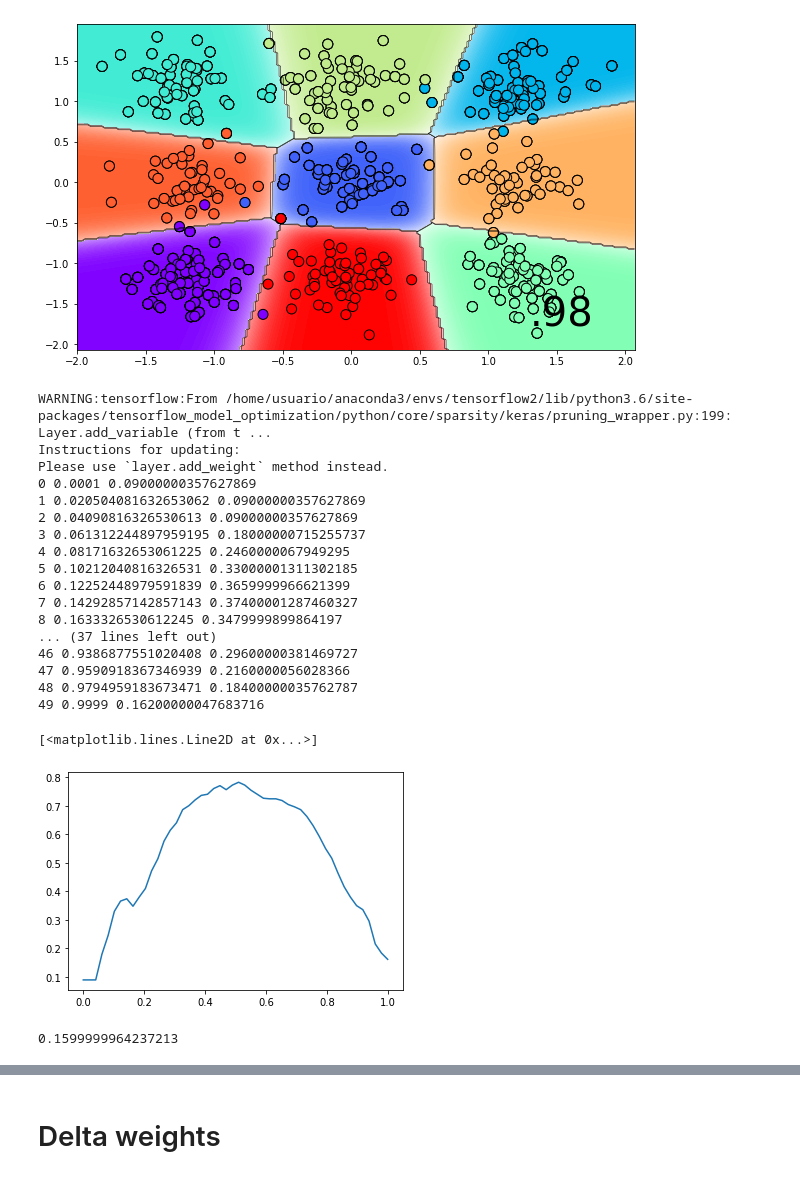
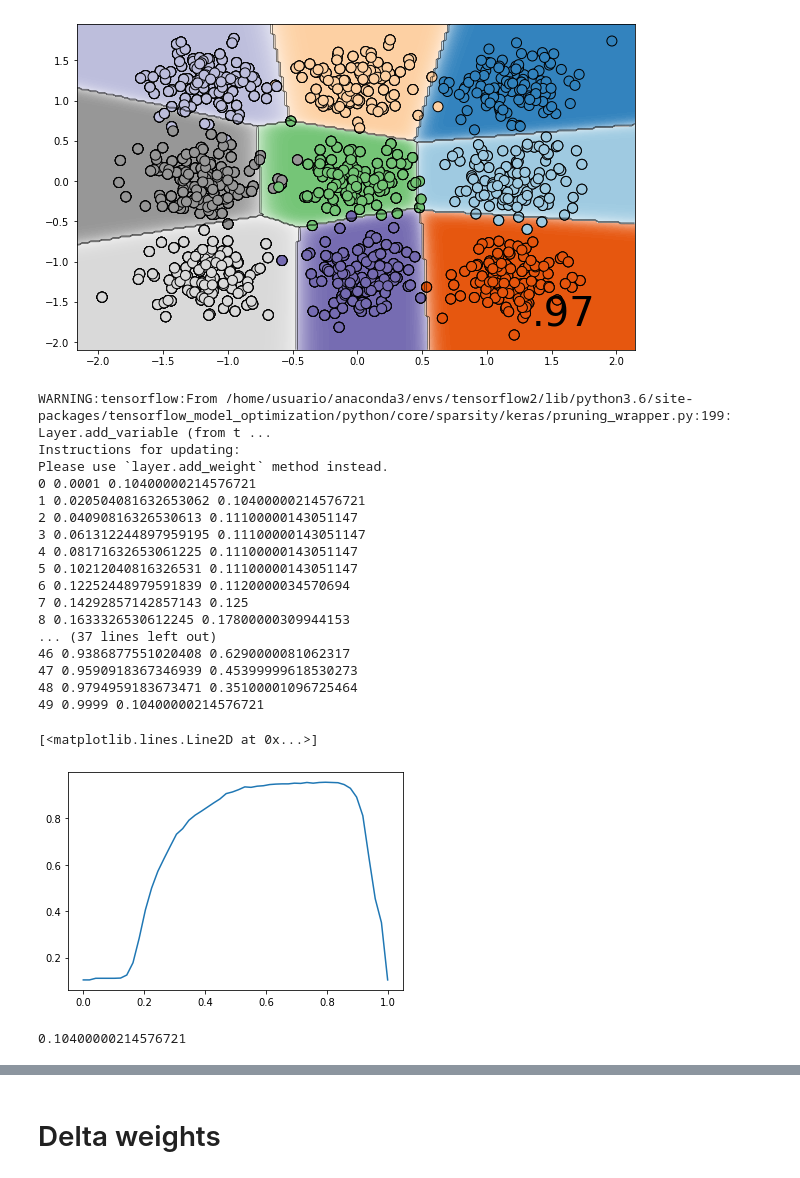
Before and after one commit to jganzabal/lottery-ticket-hypotesis-keras, a Jupyter notebook: 21_delta_pruning_simple_dataset.ipynb, the cells around one changed output, grey strips where cells are left out. Cells and saved outputs as stored; diff of their text form; code cells hidden in the pictures.

Commit message:
colors changed

```diff
--- a/21_delta_pruning_simple_dataset.ipynb
+++ b/21_delta_pruning_simple_dataset.ipynb
@@ -12,13 +9,17 @@ import numpy as np
 from matplotlib import cm
 from matplotlib import pyplot as plt
 # %%
-n_samples = 1000
+n_samples = 2000
 
-def get_dataset_1():
-    centers = [(-5, -5), (0, 0), (5, 5), (-5, 5), (5, -5), (0, 5), (5, 0), (-5, 0), (0, -5)]
+def get_dataset_1(N=3):
+    centers = []
+    for i in range(N):
+        for j in range(N):
+            centers.append([i, j])
+#    centers = [(-5, -5), (0, 0), (5, 5), (-5, 5), (5, -5), (0, 5), (5, 0), (-5, 0), (0, -5)]
 #     centers = [(-5, -5), (0, 0), (5, 5)]
     # centers = [(-5, -5), (5, -5), (5, 5)]
-    X, y = make_blobs(n_samples=n_samples, centers=centers, shuffle=False,
+    X, y = make_blobs(n_samples=n_samples, centers=centers, shuffle=False, cluster_std=0.2,
                   random_state=42)
     X = (X - X.mean())/X.std()
     return X, y
@@ -29,7 +30,9 @@ X_train, X_test, y_train, y_test = train_test_split(X, y, test_size=0.5, random_
 # %%
 plt.figure()
 y_unique = np.unique(y)
-colors = cm.rainbow(np.linspace(0.0, 1.0, y_unique.size))
+print(y_unique.size)
+colors = cm.tab20c_r(np.linspace(0.0, 1.0, y_unique.size))
+# np.random.shuffle(colors)
 for this_y, color in zip(y_unique, colors):
     this_X = X_train[y_train == this_y]
     plt.scatter(this_X[:, 0], this_X[:, 1],
@@ -57,7 +57,7 @@ def compile_model(model, lr=0.001):
     model.compile(loss = 'sparse_categorical_crossentropy', optimizer=optim, metrics=['accuracy'])
 
 def get_model(initial_weights=None, input_dim=2, compile_model_flag=True, lr=0.001, activation='tanh', kernel_initializer=initializers.glorot_uniform(),
-              reduce = 1,  output_size = 3):
+              reduce = 0.2,  output_size = 3):
     # Creo el modelo
     inp = Input(shape=(input_dim,))
     #bias_initializer = initializers.RandomUniform(-0.1, 0.1)
@@ -118,9 +118,9 @@ Epoch 5/5
 from LTH_helper import plot_binary_multiclass_model
 # %%
 plt.figure(figsize=(10, 6))
-plot_binary_multiclass_model(model, X_test, y_test)
+plot_binary_multiclass_model(model, X_test, y_test, colors=colors)
 # %% [output]
-[figure, old version]
+[figure, new version]
 # %%
 from LTH_helper import prune_and_initilize, plot_MC_boundaries_keras, prune_delta_weights, get_model_sparcity
 # %%
@@ -136,30 +136,30 @@ for i, pm in enumerate(pms):
 WARNING:tensorflow:From /home/usuario/anaconda3/envs/tensorflow2/lib/python3.6/site-packages/tensorflow_model_optimization/python/core/sparsity/keras/pruning_wrapper.py:199: Layer.add_variable (from t ...
 Instructions for updating:
 Please use `layer.add_weight` method instead.
-0 0.0001 0.09000000357627869
-1 0.020504081632653062 0.09000000357627869
-2 0.04090816326530613 0.09000000357627869
-3 0.061312244897959195 0.18000000715255737
-4 0.08171632653061225 0.2460000067949295
-5 0.10212040816326531 0.33000001311302185
-6 0.12252448979591839 0.3659999966621399
-7 0.14292857142857143 0.37400001287460327
-8 0.1633326530612245 0.3479999899864197
+0 0.0001 0.10400000214576721
+1 0.020504081632653062 0.10400000214576721
+2 0.04090816326530613 0.11100000143051147
+3 0.061312244897959195 0.11100000143051147
+4 0.08171632653061225 0.11100000143051147
+5 0.10212040816326531 0.11100000143051147
+6 0.12252448979591839 0.1120000034570694
+7 0.14292857142857143 0.125
+8 0.1633326530612245 0.17800000309944153
 ... (37 lines left out)
-46 0.9386877551020408 0.29600000381469727
-47 0.9590918367346939 0.2160000056028366
-48 0.9794959183673471 0.18400000035762787
-49 0.9999 0.16200000047683716
+46 0.9386877551020408 0.6290000081062317
+47 0.9590918367346939 0.45399999618530273
+48 0.9794959183673471 0.35100001096725464
+49 0.9999 0.10400000214576721
 # %%
 plt.plot(pms, accs)
 # %% [output]
 [<matplotlib.lines.Line2D at 0x...>]
-[figure, old version]
+[figure, new version]
 # %%
 model.load_weights(initial_weights)
 model.evaluate(X_test, y_test, verbose=0)[1]
 # %% [output]
-0.1599999964237213
+0.10400000214576721
 # %%
 best = np.argmax(accs)
 print(pms[best], accs[best])
```
Also changed, not shown: parts of 17 cells of this notebook.
